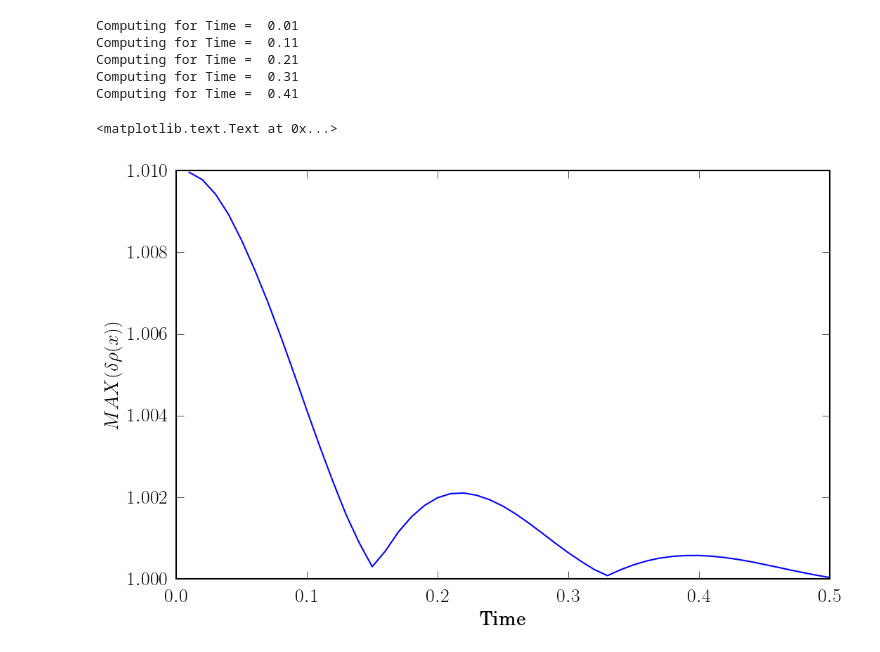
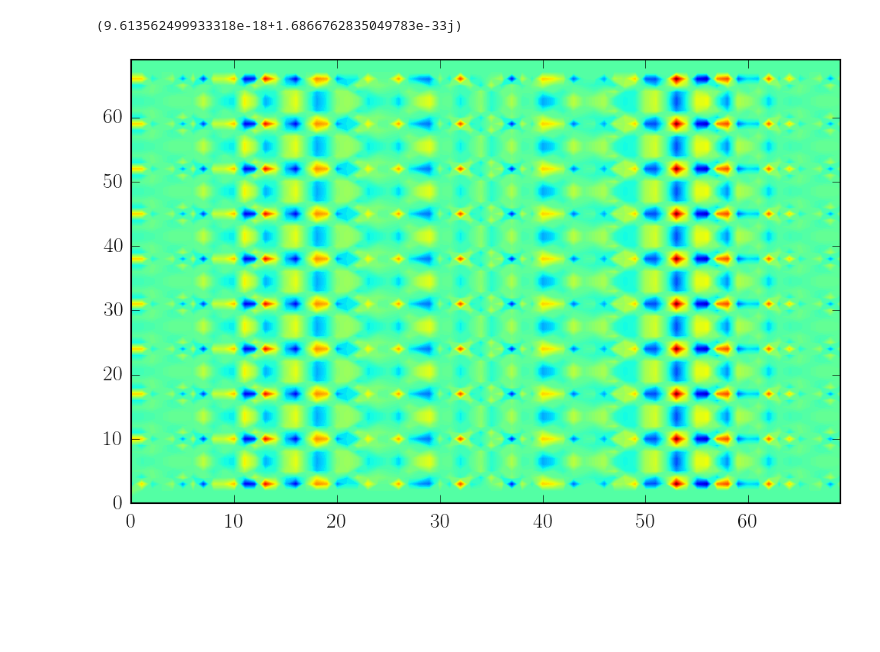
Before and after one commit to QuazarTech/Bolt, a Jupyter notebook: cks/2d_tests/fields_enabled_landau_damping/run.ipynb, the cells around one changed output. Saved outputs shown, nothing was run; the diff lists cells and outputs as text; code cells hidden in the pictures; blank space fills up the shorter version.

```diff
--- a/cks/2d_tests/fields_enabled_landau_damping/run.ipynb
+++ b/cks/2d_tests/fields_enabled_landau_damping/run.ipynb
@@ -56,18 +56,49 @@ args.vel_x  = vel_x
 args.vel_y  = vel_y
 args.x      = x
 args.y      = y
+# %%
+dx = af.sum(x[0, 1, 0, 0] - x[0, 0, 0, 0])
+dy = af.sum(y[1, 0, 0, 0] - y[0, 0, 0, 0])
+
+N_x = config.N_x
+N_y = config.N_y
+
+N_ghost_x = config.N_ghost_x
+N_ghost_y = config.N_ghost_y
+
+E_x_local, E_y_local = evolve.fft_poisson(config.charge_particle*evolve.calculate_density(args)[3:-4, 3:-4], dx, dy)
+
+E_x_local = af.join(0, E_x_local, E_x_local[0])
+E_x_local = af.join(1, E_x_local, E_x_local[:, 0])
+
+E_y_local = af.join(0, E_y_local, E_y_local[0])
+E_y_local = af.join(1, E_y_local, E_y_local[:, 0])
+
+E_x_local.shape
+
+E_x = af.constant(0, N_y + 2*N_ghost_y, N_x + 2*N_ghost_x, dtype=af.Dtype.c64)
+E_y = af.constant(0, N_y + 2*N_ghost_y, N_x + 2*N_ghost_x, dtype=af.Dtype.c64)
+
+E_x[N_ghost_y:-N_ghost_y, N_ghost_x:-N_ghost_x] = E_x_local
+E_x                                             = evolve.periodic_x(config, E_x)
+E_x                                             = evolve.periodic_y(config, E_x)
+
+E_y[N_ghost_y:-N_ghost_y, N_ghost_x:-N_ghost_x] = E_y_local
+E_y                                             = evolve.periodic_x(config, E_y)
+E_y                                             = evolve.periodic_y(config, E_y)
+
+args.E_x = af.real(E_x)
+args.E_y = af.real(E_y)
+args.B_z = af.constant(0, E_x.shape[0], E_x.shape[1], dtype=af.Dtype.f64)
 # %%
-data, f_final = evolve.time_integration(args, time_array)
+# data, f_final = evolve.time_integration(args, time_array)
-# %% [output]
-Computing for Time =  0.01
-Computing for Time =  0.11
-Computing for Time =  0.21
-Computing for Time =  0.31
-Computing for Time =  0.41
 # %%
-pl.plot(time_array, data)
-pl.xlabel('Time')
-pl.ylabel(r'$MAX(\delta \rho(x))$')
+# pl.plot(time_array, data)
+# pl.xlabel('Time')
+# pl.ylabel(r'$MAX(\delta \rho(x))$')
-# %% [output]
-<matplotlib.text.Text at 0x...>
-[figure, removed]
+# %%
+import numpy as np
+pl.contourf(np.array(E_x), 100)
+# %% [output]
+(9.613562499933318e-18+1.6866762835049783e-33j)
+[figure, added]
```
Also changed, not shown: 5 other files.
